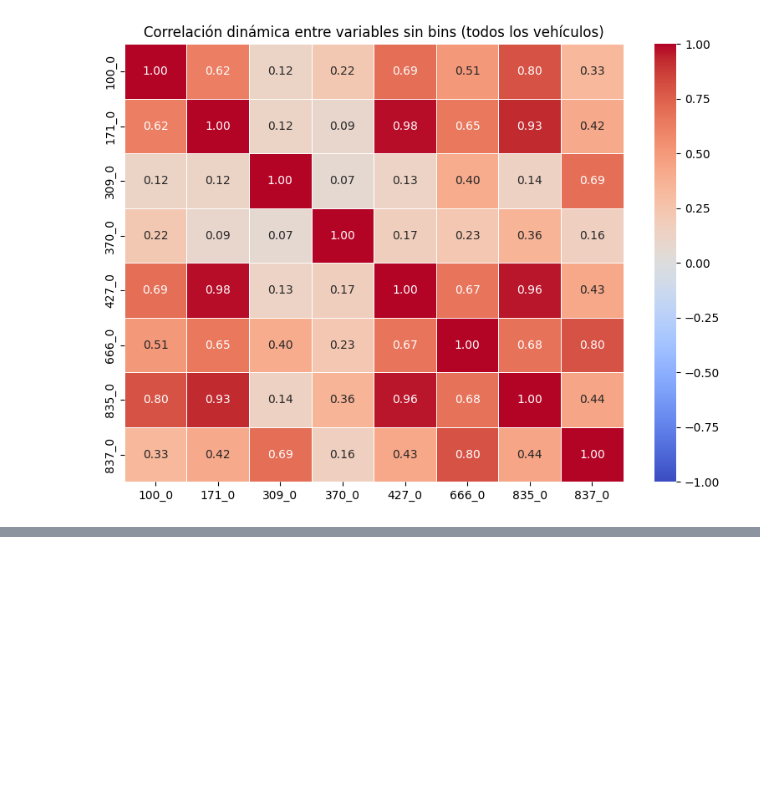
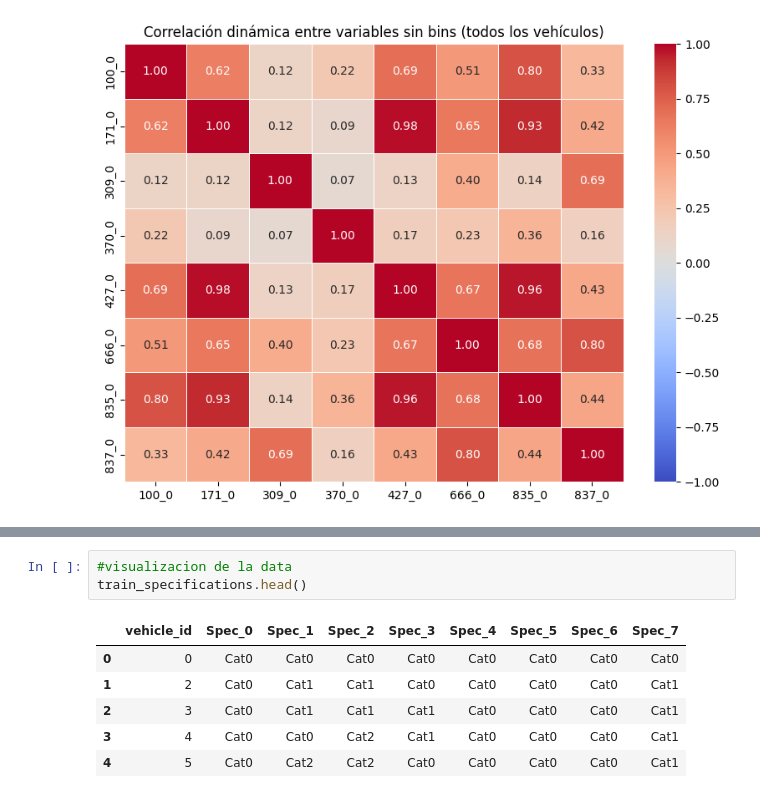
Before and after one commit to AlexSG29/IDA-Challenge-Tesis-Transformers, a Jupyter notebook: notebooks/train.ipynb, the cells around one changed output, grey strips where cells are left out. Drawn from its saved outputs; the diff is of its cells as text; blank space fills up the shorter version.

```diff
--- a/notebooks/train.ipynb
+++ b/notebooks/train.ipynb
@@ -361,0 +468,10 @@ plt.show()
+# %%
+#visualizacion de la data
+train_specifications.head()
+# %% [output]
+|  | vehicle_id | Spec_0 | Spec_1 | Spec_2 | Spec_3 | Spec_4 | Spec_5 | Spec_6 | Spec_7 |
+| 0 | 0 | Cat0 | Cat0 | Cat0 | Cat0 | Cat0 | Cat0 | Cat0 | Cat0 |
+| 1 | 2 | Cat0 | Cat1 | Cat1 | Cat0 | Cat0 | Cat0 | Cat0 | Cat1 |
+| 2 | 3 | Cat0 | Cat1 | Cat1 | Cat1 | Cat0 | Cat0 | Cat0 | Cat1 |
+| 3 | 4 | Cat0 | Cat0 | Cat2 | Cat1 | Cat0 | Cat0 | Cat0 | Cat1 |
+| 4 | 5 | Cat0 | Cat2 | Cat2 | Cat0 | Cat0 | Cat0 | Cat0 | Cat1 |
```
Also changed, not shown: parts of 21 cells of this notebook.
